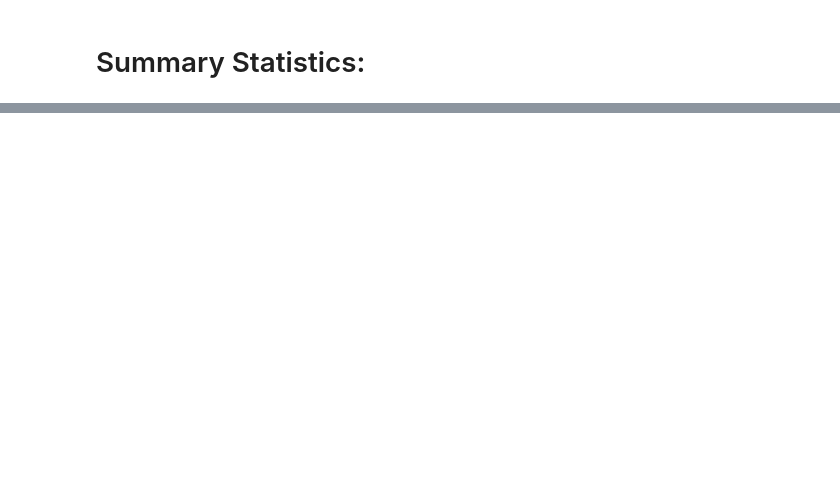
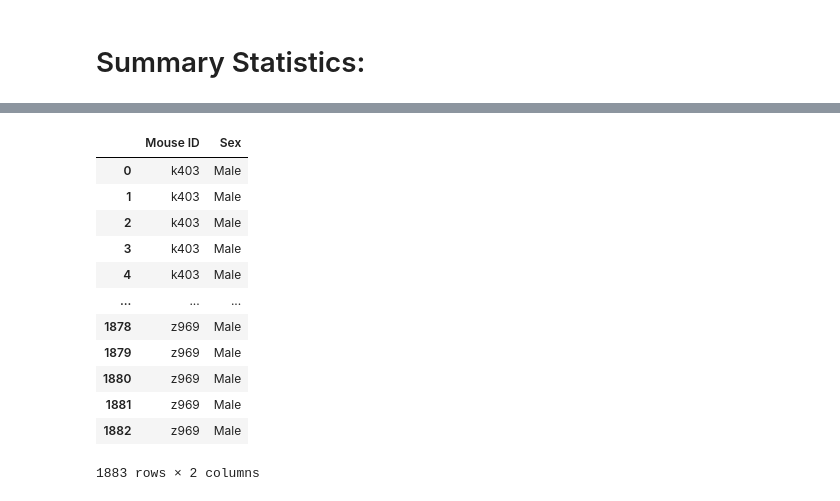
Before and after one commit to juliabrunett/matplotlib-challenge, a Jupyter notebook: Pymaceuticals/pymaceuticals.ipynb, the cells around one changed output, grey strips where cells are left out. Cells and saved outputs as stored; diff of their text form; code cells hidden in the pictures; blank space fills up the shorter version.

```diff
--- a/Pymaceuticals/pymaceuticals.ipynb
+++ b/Pymaceuticals/pymaceuticals.ipynb
@@ -207,0 +189,17 @@ summary_stats_df
+# %%
+gender_df = merged_df[["Mouse ID", "Sex"]]
+gender_df
+# %% [output]
+|  | Mouse ID | Sex |
+| 0 | k403 | Male |
+| 1 | k403 | Male |
+| 2 | k403 | Male |
+| 3 | k403 | Male |
+| 4 | k403 | Male |
+| ... | ... | ... |
+| 1878 | z969 | Male |
+| 1879 | z969 | Male |
+| 1880 | z969 | Male |
+| 1881 | z969 | Male |
+| 1882 | z969 | Male |
+1883 rows × 2 columns
```
Also changed, not shown: parts of 12 cells of this notebook.
